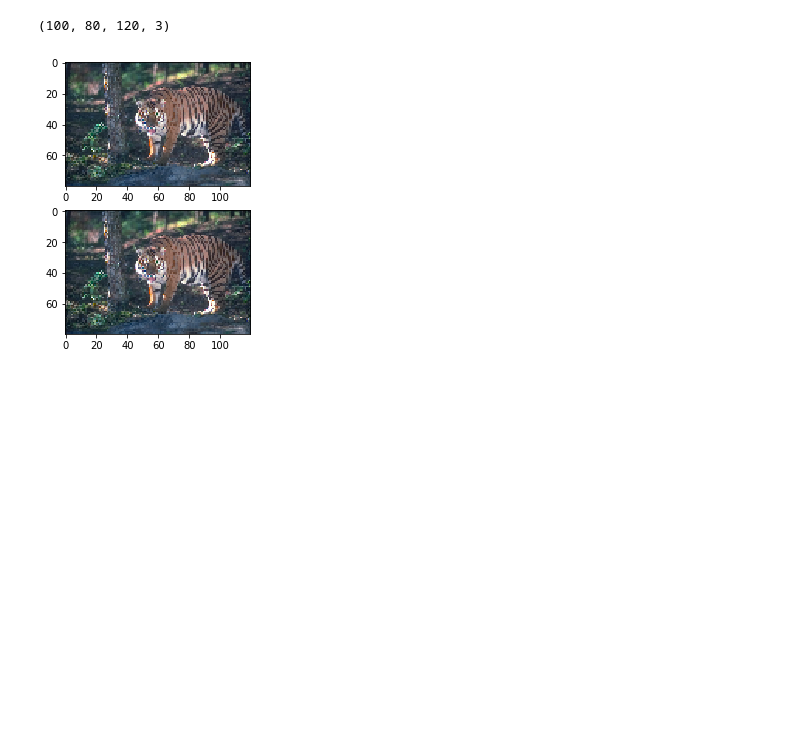
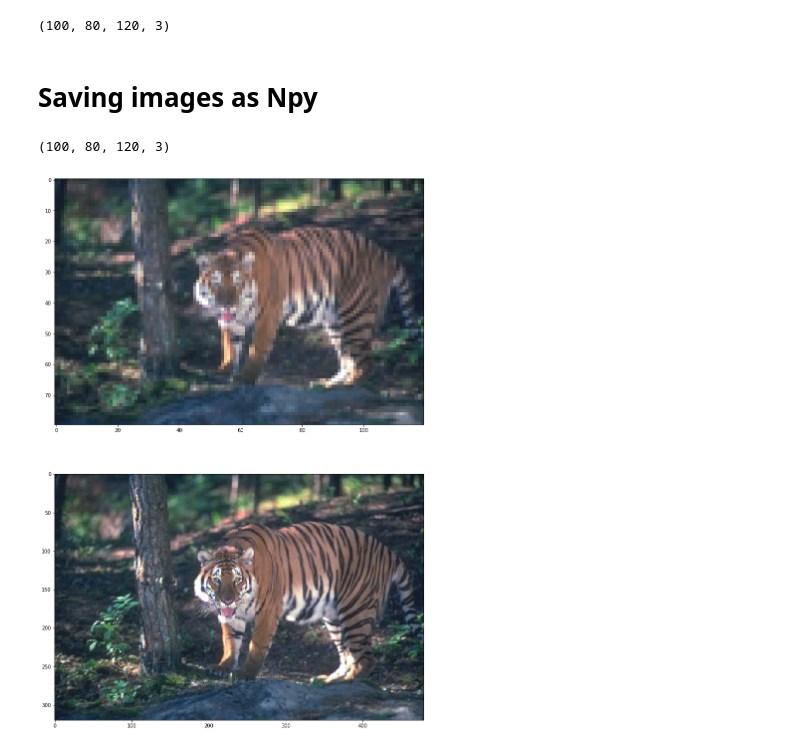
Before and after one commit to 0YJ/SISRIA, a Jupyter notebook: Downsampling-Images.ipynb, the cells around one changed output. Cells and saved outputs as stored; diff of their text form; code cells hidden in the pictures; blank space fills up the shorter version.

Commit message:
final version for downsampling image and save as npy

```diff
--- a/Downsampling-Images.ipynb
+++ b/Downsampling-Images.ipynb
@@ -42,3 +40,5 @@ min_shape = min_shape[0],min_shape[1]
+# %%
+min_shape = 480,320
 # %%
 resize_imgs = list(np.asarray(i.resize(min_shape)) for i in imgs)
 #resize_imgs = list(np.asarray(i) for i in new_img)
@@ -47,7 +47,7 @@ resize_imgs = list(np.asarray(i.resize(min_shape)) for i in imgs)
 from skimage.transform import  resize
 temp_bicubic= []
 for index in tqdm(range(len(resize_imgs))):
-    temp_bicubic.append(imresize(resize_imgs[index],size=1.0,interp='bicubic'))
+    temp_bicubic.append(imresize(resize_imgs[index],size=0.25,interp='bicubic'))
 bicubic_LR =np.array(temp_bicubic)
 bicubic_LR.shape
 # %% [output]
@@ -55,3 +55,5 @@ bicubic_LR.shape
 Use ``skimage.transform.resize`` instead.
   """
 (100, 80, 120, 3)
+# %% [markdown]
+# Saving images as Npy
@@ -58,9 +62,14 @@ Use ``skimage.transform.resize`` instead.
+# %%
+z=np.load("LR1.npy")
+z.shape
+# %% [output]
+(100, 80, 120, 3)
 # %%
-plt.figure(figsize=(10,5))
+plt.figure(figsize=(30,20))
 plt.subplot(211)
 plt.imshow(bicubic_LR[6])
 plt.subplot(212)
 plt.imshow((resize_imgs[6]))
 plt.show()
 # %% [output]
-[figure, old version]
+[figure, new version]
```
Also changed, not shown: parts of 2 cells of this notebook, 2 other files.
